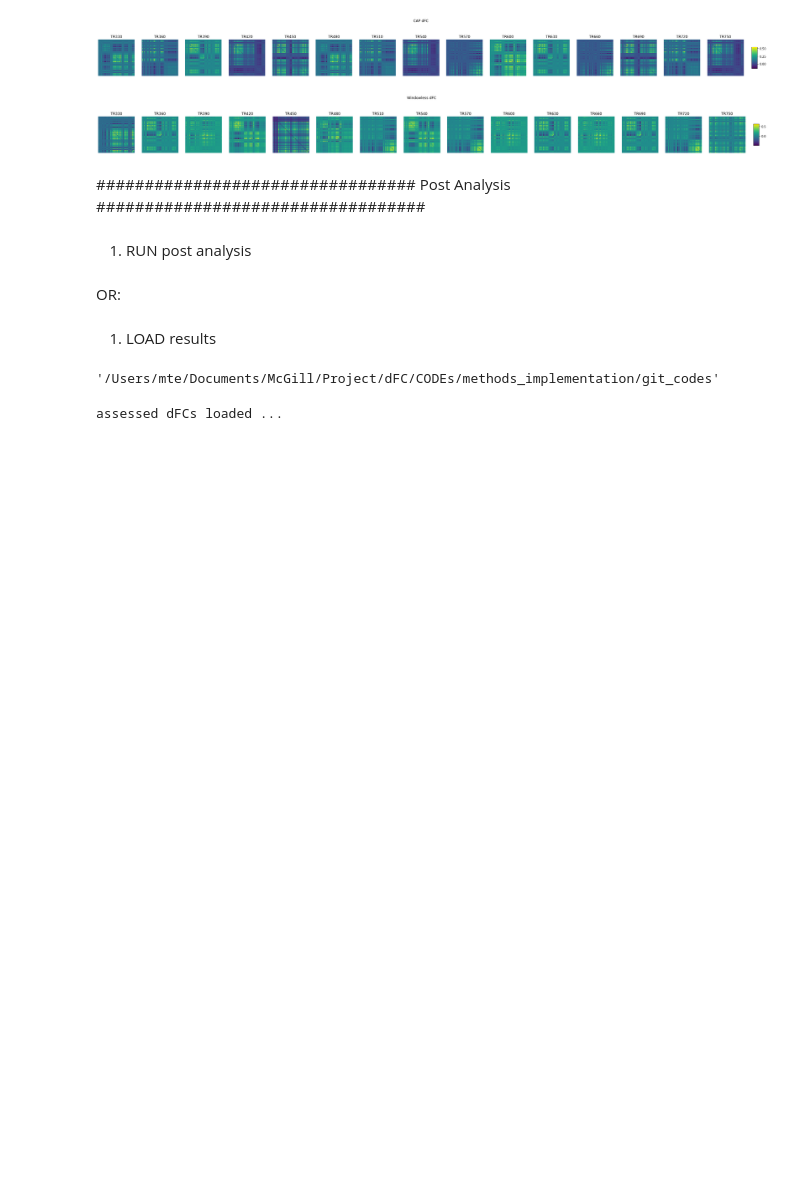
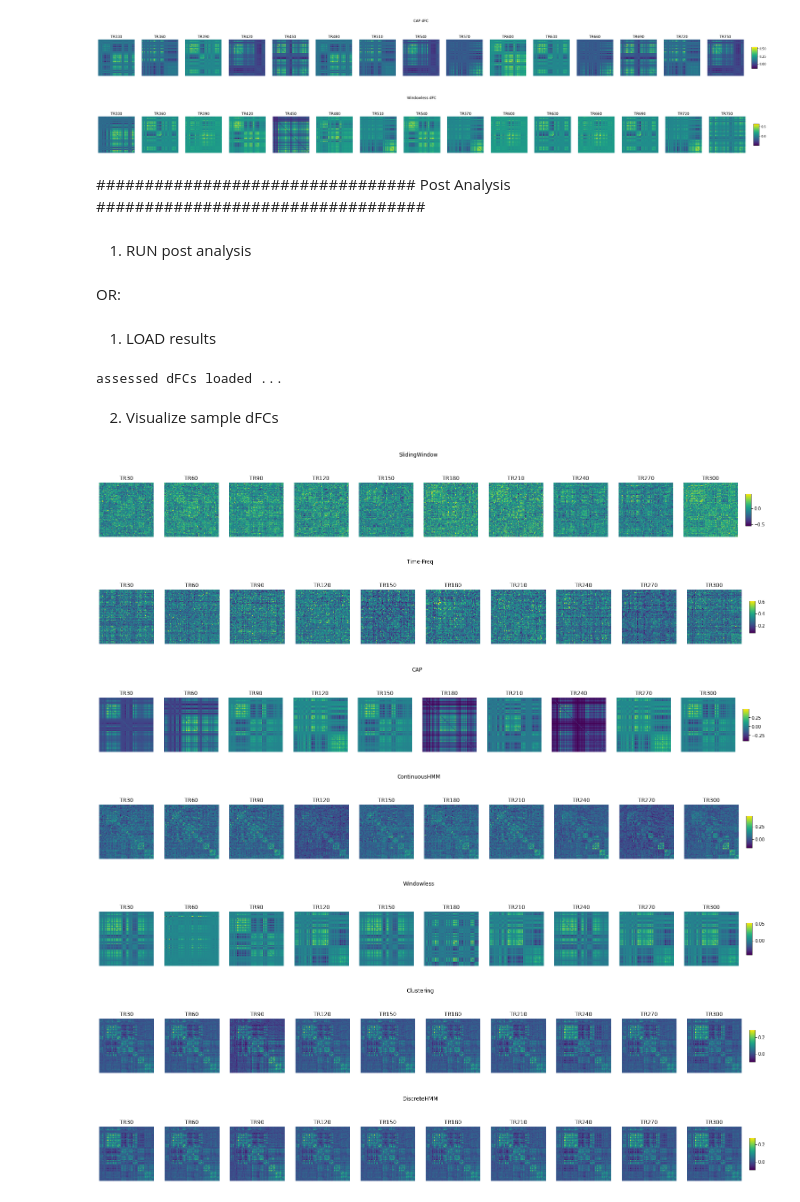
Before and after one commit to neurodatascience/dFC, a Jupyter notebook: demo.ipynb, the cells around one changed output. Drawn from its saved outputs; the diff is of its cells as text; code cells hidden in the pictures; blank space fills up the shorter version.

```diff
--- a/demo.ipynb
+++ b/demo.ipynb
@@ -264,8 +273,4 @@ for subj_id in SUBJ_dFCM_dict:
 OR:
 # %% [markdown]
 1. LOAD results
-# %%
-pwd
-# %% [output]
-'/Users/mte/Documents/McGill/Project/dFC/CODEs/methods_implementation/git_codes'
 # %%
@@ -282,4 +287,29 @@ for s in ALL_RECORDS:
 print('assessed dFCs loaded ...')
 # %% [output]
 assessed dFCs loaded ...
+# %% [markdown]
+2. Visualize sample dFCs
+# %%
+for filter in ['noise_ratio_2']:
+
+    for SUBJs_output in SUBJs_output_lst[1:2]:
+
+        for measure_id in SUBJs_output[filter]['dFCM_samples']:
+            TRs = SUBJs_output[filter]['common_TRs'][:10]
+            samples = {}
+            for tr in TRs:
+                samples['TR'+str(tr)] = SUBJs_output[filter]['dFCM_samples'][measure_id]['TR'+str(tr)]
+            visualize_conn_mat(samples,
+                title=SUBJs_output[filter]['measure_lst'][int(measure_id)].measure_name,
+                fix_lim=False,
+                disp_diag=False
+                )
+# %% [output]
+[figure, added]
+[figure, added]
+[figure, added]
+[figure, added]
+[figure, added]
+[figure, added]
+[figure, added]
 # %% [markdown]
```
Also changed, not shown: parts of 7 cells of this notebook, 4 other files.
